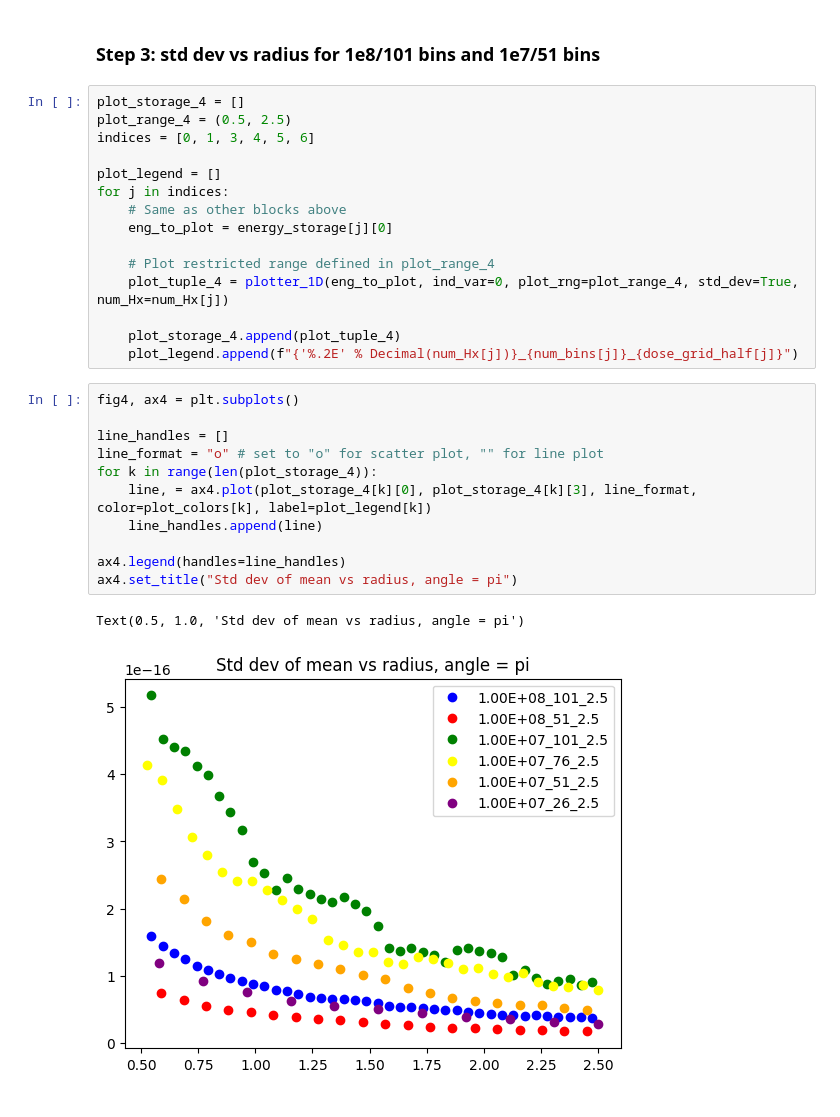
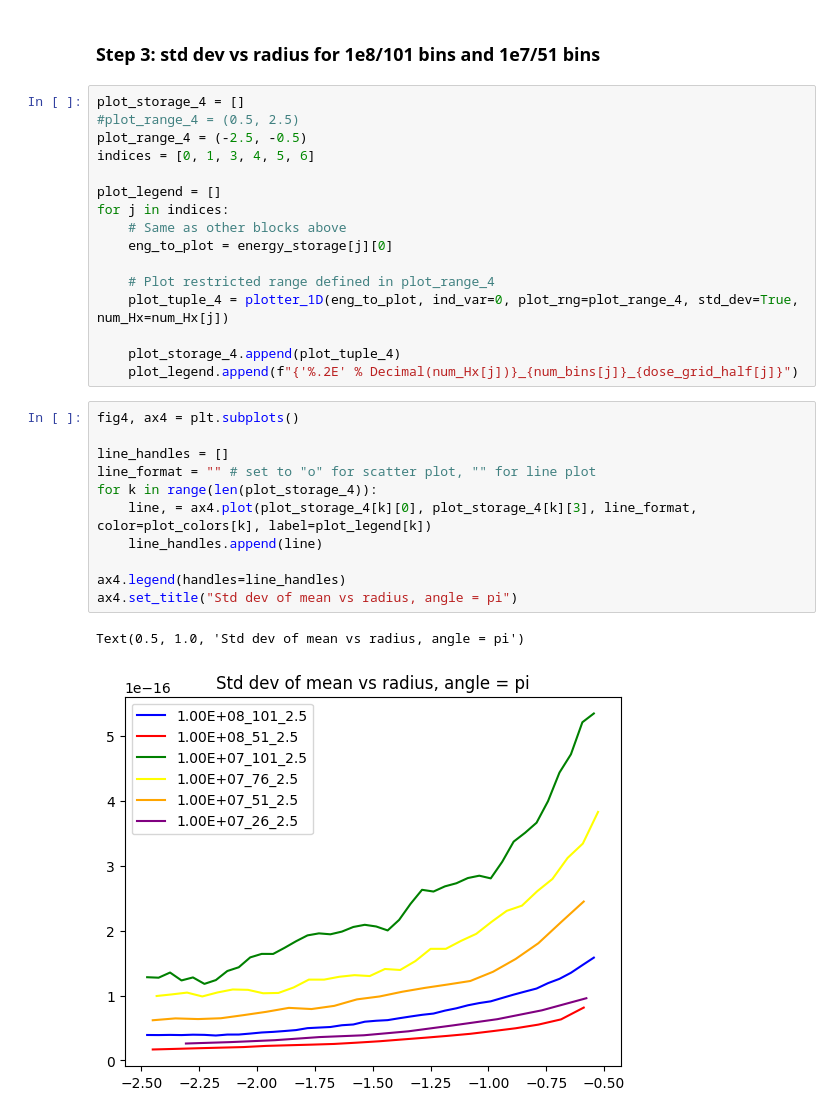
Before and after one commit to seandiscovery/modulated_shielding, a Jupyter notebook: ipynbs_0731/std_dev_trends.ipynb, the cells around one changed output. Drawn from its saved outputs; the diff is of its cells as text.

```diff
--- a/ipynbs_0731/std_dev_trends.ipynb
+++ b/ipynbs_0731/std_dev_trends.ipynb
@@ -156,7 +156,8 @@ Text(0.5, 1.0, 'Std dev of mean vs angle, radius = 0.3 cm')
 ### Step 3: std dev vs radius for 1e8/101 bins and 1e7/51 bins
 # %%
 plot_storage_4 = []
-plot_range_4 = (0.5, 2.5)
+#plot_range_4 = (0.5, 2.5)
+plot_range_4 = (-2.5, -0.5)
 indices = [0, 1, 3, 4, 5, 6]
 
 plot_legend = []
@@ -172,17 +173,17 @@ for j in indices:
 # %%
 fig4, ax4 = plt.subplots()
 
 line_handles = []
-line_format = "o" # set to "o" for scatter plot, "" for line plot
+line_format = "" # set to "o" for scatter plot, "" for line plot
 for k in range(len(plot_storage_4)):
 	line, = ax4.plot(plot_storage_4[k][0], plot_storage_4[k][3], line_format, color=plot_colors[k], label=plot_legend[k])
 	line_handles.append(line)
 
 ax4.legend(handles=line_handles)
 ax4.set_title("Std dev of mean vs radius, angle = pi")
 # %% [output]
 Text(0.5, 1.0, 'Std dev of mean vs radius, angle = pi')
-[figure, old version]
+[figure, new version]
 # %%
 # Plotting energy vs radius for the above runs
 fig5, ax5 = plt.subplots()
```
Also changed, not shown: parts of 1 cell of this notebook.
